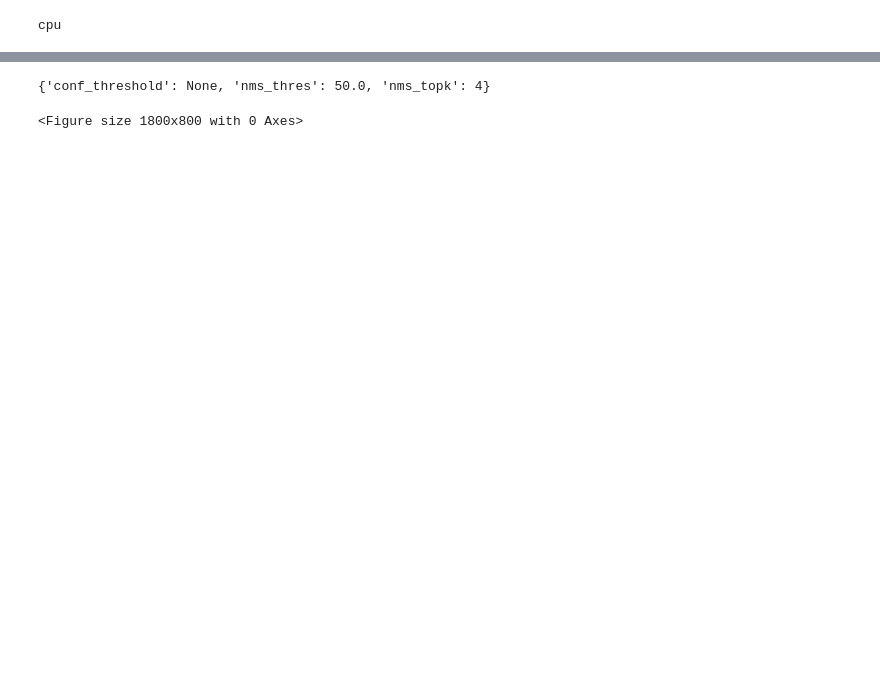
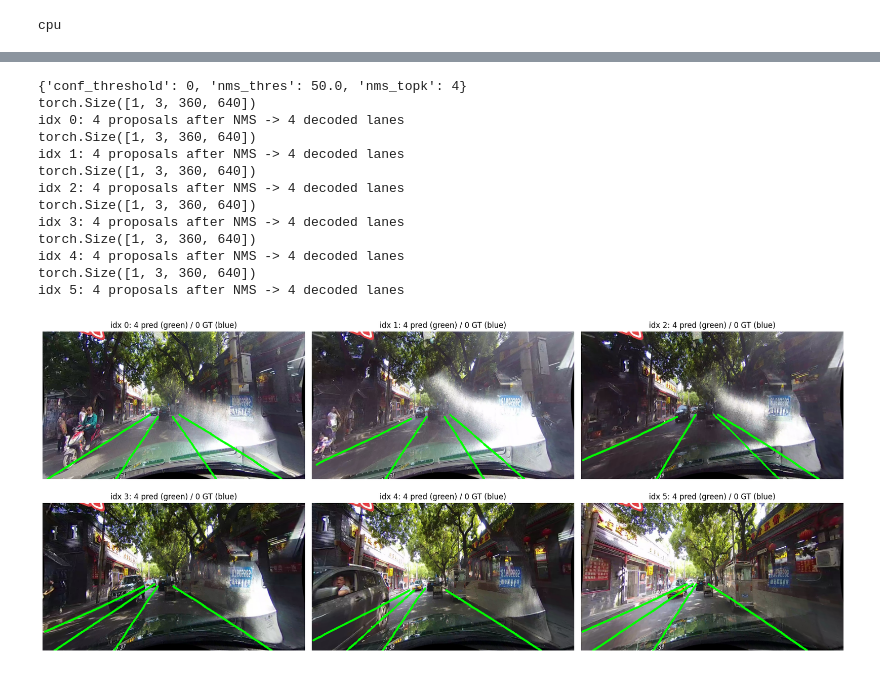
Before and after one commit to Duck1405/Autonomous-Bicycle, a Jupyter notebook: LaneATT/inference.ipynb, the cells around one changed output, grey strips where cells are left out. Drawn from its saved outputs; the diff is of its cells as text; code cells hidden in the pictures; blank space fills up the shorter version.

```diff
--- a/LaneATT/inference.ipynb
+++ b/LaneATT/inference.ipynb
@@ -100,8 +100,9 @@ exp = Experiment(exp_name = "Testing_Pinnacle", args = None, mode="eval")
 device = torch.device('cpu')
 model = cfg.get_model()
 # print(model)
-# runner = Runner(cfg, exp, device, view=True, resume=False, deterministic=False)
-# runner.eval(epoch = 7)
+runner = Runner(cfg, exp, device, view=True, resume=False, deterministic=False)
+print("Runner is intialized")
+model = runner.eval(epoch = 7)
 
 print(type(model))
 # %% [output]
@@ -108,0 +119,6 @@ print(type(model))
+# %%
+infer_params = dict(cfg.get_test_parameters())# {'conf_threshold':0.5,'nms_thres':50.,'nms_topk':4}
+infer_params['conf_threshold'] = 0
+test_dataset = cfg.get_dataset('test2')
+print(infer_params)
+print(type(infer_params))
@@ -109,8 +130,4 @@ print(type(model))
 # %%
-infer_params = dict(cfg.get_test_parameters())# {'conf_threshold':0.5,'nms_thres':50.,'nms_topk':4}
-infer_params['conf_threshold'] = None
-test_dataset = cfg.get_dataset('test2')
-print(infer_params)
 
 
 n_show = 6
@@ -119,28 +136,29 @@ with torch.no_grad():
     for idx in range(n_show):
         img_t, label, _ = test_dataset[idx]
         x = img_t.unsqueeze(0).to(device)
+        print(x.shape)
 
         output = model(x, **infer_params)
         pred_lanes = model.decode(output, as_lanes=True)[0]   # predicted Lane objects
-        # gt_lanes   = test_dataset.label_to_lanes(label)        # ground-truth Lane objects
+        gt_lanes   = test_dataset.label_to_lanes(label)        # ground-truth Lane objects
 
-        # n_props = output[0][0].shape[0]                        # proposals surviving NMS
-        # print(f"idx {idx}: {n_props} proposals after NMS -> {len(pred_lanes)} decoded lanes")
+        n_props = output[0][0].shape[0]                        # proposals surviving NMS
+        print(f"idx {idx}: {n_props} proposals after NMS -> {len(pred_lanes)} decoded lanes")
 
-        # # build a displayable RGB image from the model's own input tensor (normalize:false in cfg)
-        # img = (img_t.permute(1, 2, 0).cpu().numpy() * 255).astype(np.uint8)
-        # img = cv2.cvtColor(img, cv2.COLOR_BGR2RGB).copy()       # cv2.imread loads BGR
+        # build a displayable RGB image from the model's own input tensor (normalize:false in cfg)
+        img = (img_t.permute(1, 2, 0).cpu().numpy() * 255).astype(np.uint8)
+        img = cv2.cvtColor(img, cv2.COLOR_BGR2RGB).copy()       # cv2.imread loads BGR
 
-        # for pts in lanes_to_px(gt_lanes,   img.shape[1], img.shape[0]):   # GT = blue
-        #     for p0, p1 in zip(pts[:-1], pts[1:]):
-        #         cv2.line(img, tuple(p0), tuple(p1), (0, 0, 255), 2)
-        # for pts in lanes_to_px(pred_lanes, img.shape[1], img.shape[0]):   # pred = green
-        #     for p0, p1 in zip(pts[:-1], pts[1:]):
-        #         cv2.line(img, tuple(p0), tuple(p1), (0, 255, 0), 3)
+        for pts in lanes_to_px(gt_lanes,   img.shape[1], img.shape[0]):   # GT = blue
+            for p0, p1 in zip(pts[:-1], pts[1:]):
+                cv2.line(img, tuple(p0), tuple(p1), (0, 0, 255), 2)
+        for pts in lanes_to_px(pred_lanes, img.shape[1], img.shape[0]):   # pred = green
+            for p0, p1 in zip(pts[:-1], pts[1:]):
+                cv2.line(img, tuple(p0), tuple(p1), (0, 255, 0), 3)
 
-        # ax = plt.subplot(2, 3, idx + 1)
-        # ax.imshow(img)
-        # ax.set_title(f"idx {idx}: {len(pred_lanes)} pred (green) / {len(gt_lanes)} GT (blue)")
-        # ax.axis('off')
+        ax = plt.subplot(2, 3, idx + 1)
+        ax.imshow(img)
+        ax.set_title(f"idx {idx}: {len(pred_lanes)} pred (green) / {len(gt_lanes)} GT (blue)")
+        ax.axis('off')
 plt.tight_layout(); plt.show()
 # %% [output]
@@ -149,2 +167,14 @@ plt.tight_layout(); plt.show()
-{'conf_threshold': None, 'nms_thres': 50.0, 'nms_topk': 4}
+{'conf_threshold': 0, 'nms_thres': 50.0, 'nms_topk': 4}
+torch.Size([1, 3, 360, 640])
+idx 0: 4 proposals after NMS -> 4 decoded lanes
+torch.Size([1, 3, 360, 640])
+idx 1: 4 proposals after NMS -> 4 decoded lanes
+torch.Size([1, 3, 360, 640])
+idx 2: 4 proposals after NMS -> 4 decoded lanes
+torch.Size([1, 3, 360, 640])
+idx 3: 4 proposals after NMS -> 4 decoded lanes
+torch.Size([1, 3, 360, 640])
+idx 4: 4 proposals after NMS -> 4 decoded lanes
+torch.Size([1, 3, 360, 640])
+idx 5: 4 proposals after NMS -> 4 decoded lanes
-<Figure size 1800x800 with 0 Axes>
+[figure, added]
```
Also changed, not shown: parts of 5 cells of this notebook, 34 other files.
